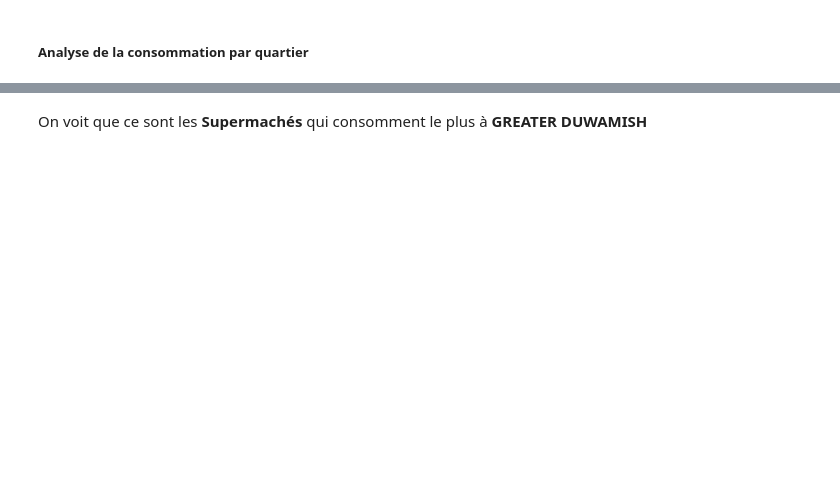
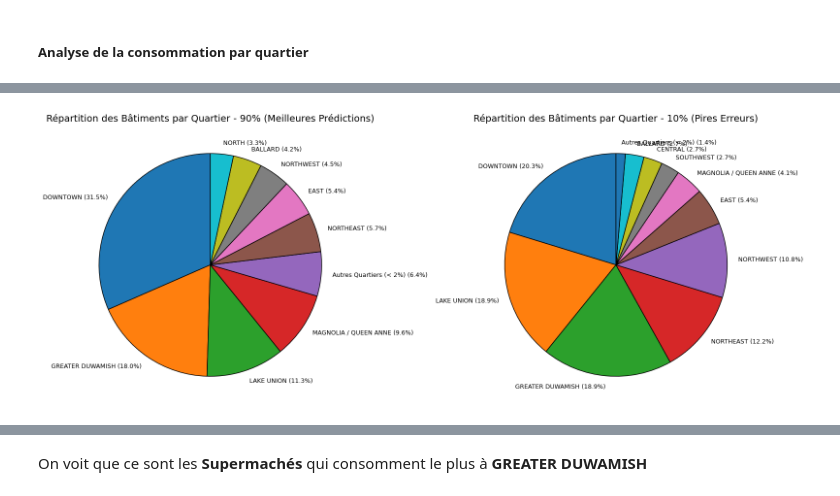
Before and after one commit to mcourte/DE_Projet_6, a Jupyter notebook: nettoyage_analyse_DF.ipynb, the cells around one changed output, grey strips where cells are left out. Saved outputs shown, nothing was run; the diff lists cells and outputs as text; code cells hidden in the pictures; blank space fills up the shorter version.

```diff
--- a/nettoyage_analyse_DF.ipynb
+++ b/nettoyage_analyse_DF.ipynb
@@ -1644,0 +1574,82 @@ On remarque que c'est le quartier **Downtowm** et le quartier **Greater Duwamish
+# %%
+# --- 1. AJOUTER LES FEATURES CLÉS DANS LE DATAFRAME DE RÉSULTATS ---
+# Nous allons ajouter 'Neighborhood' au DataFrame de résultats avant de le splitter.
+
+feature_col = 'Neighborhood'
+# 1. Obtenir la colonne 'Neighborhood' de df_combined (qui est aligné avec X_final)
+neighborhood_series = df_combined[feature_col].copy()
+
+# 2. Joindre cette série à df_resultats (ils devraient avoir le même index de travail)
+# Note : Nous devons nous assurer que df_resultats n'a pas été reset_index entre-temps.
+df_resultats[feature_col] = neighborhood_series
+
+# --- 2. Recalculer le split avec la colonne 'Neighborhood' incluse ---
+percentile_90 = df_resultats['erreur_pourcentage'].quantile(0.90)
+mask_90_percent = df_resultats['erreur_pourcentage'] <= percentile_90
+
+# Séparer les 90% (Contient maintenant 'Neighborhood')
+df_90_percent_working = df_resultats[mask_90_percent].copy()
+
+# Séparer les 10% (Contient maintenant 'Neighborhood')
+df_10_percent_working = df_resultats[~mask_90_percent].copy()
+
+
+# --- 3. Exécution de la fonction de préparation (qui est maintenant simple) ---
+
+# Fonction d'Aide pour préparer les données du Camembert (inchangée)
+def prepare_pie_data(df_input, title_suffix):
+    # ... (le corps de la fonction est le même) ...
+    threshold = 2.0
+    counts = df_input[feature_col].value_counts()
+    total_buildings = counts.sum()
+    percentages = (counts / total_buildings) * 100
+
+    # Regrouper les petites catégories (< 2%)
+    small = percentages[percentages < threshold]
+    main = percentages[percentages >= threshold].copy()
+
+    if small.sum() > 0:
+        main['Autres Quartiers (< 2%)'] = small.sum()
+
+    df_pie_freq = main.sort_values(ascending=False)
+
+    labels = [f'{lab} ({val:.1f}%)' for lab, val in zip(df_pie_freq.index, df_pie_freq.values)]
+
+    return df_pie_freq.values, labels, f"Répartition des Bâtiments par Quartier - {title_suffix}"
+
+
+# Préparer les données pour le 90% (Meilleures Prédictions)
+values_90, labels_90, title_90 = prepare_pie_data(df_90_percent_working, '90% (Meilleures Prédictions)')
+
+# Préparer les données pour le 10% (Pires Erreurs)
+values_10, labels_10, title_10 = prepare_pie_data(df_10_percent_working, '10% (Pires Erreurs)')
+
+
+# --- 4. Tracé des deux Camemberts (Subplots) ---
+
+plt.figure(figsize=(16, 8))
+# ... (Reste du code de tracé) ...
+plt.subplot(1, 2, 1)
+plt.pie(
+    values_90,
+    labels=labels_90,
+    startangle=90,
+    wedgeprops={'edgecolor': 'black'},
+    textprops={'fontsize': 9}
+)
+plt.title(title_90, fontsize=14)
+
+plt.subplot(1, 2, 2)
+plt.pie(
+    values_10,
+    labels=labels_10,
+    startangle=90,
+    wedgeprops={'edgecolor': 'black'},
+    textprops={'fontsize': 9}
+)
+plt.title(title_10, fontsize=14)
+
+plt.tight_layout()
+plt.show()
+# %% [output]
+[figure, added]
```
Also changed, not shown: parts of 30 cells of this notebook, 1 other file.
